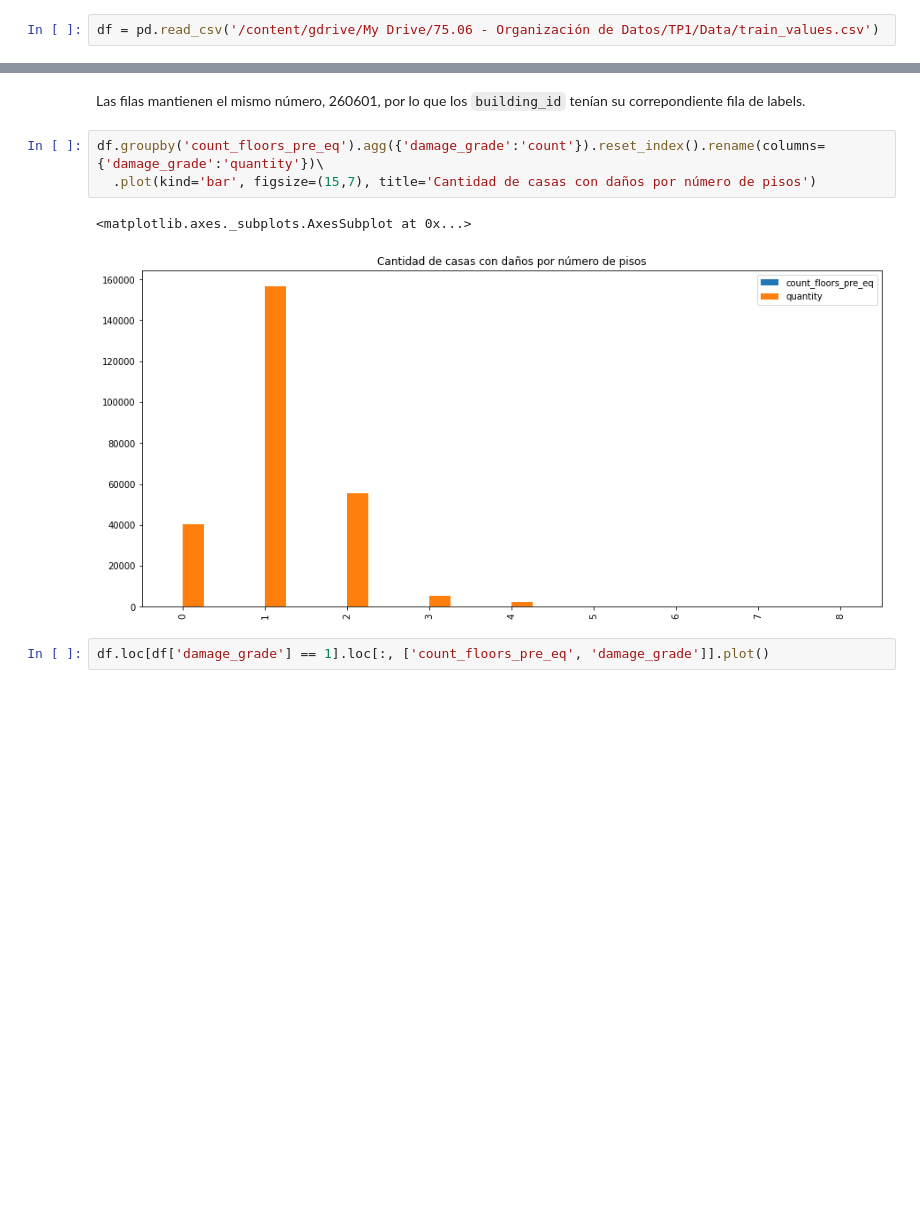
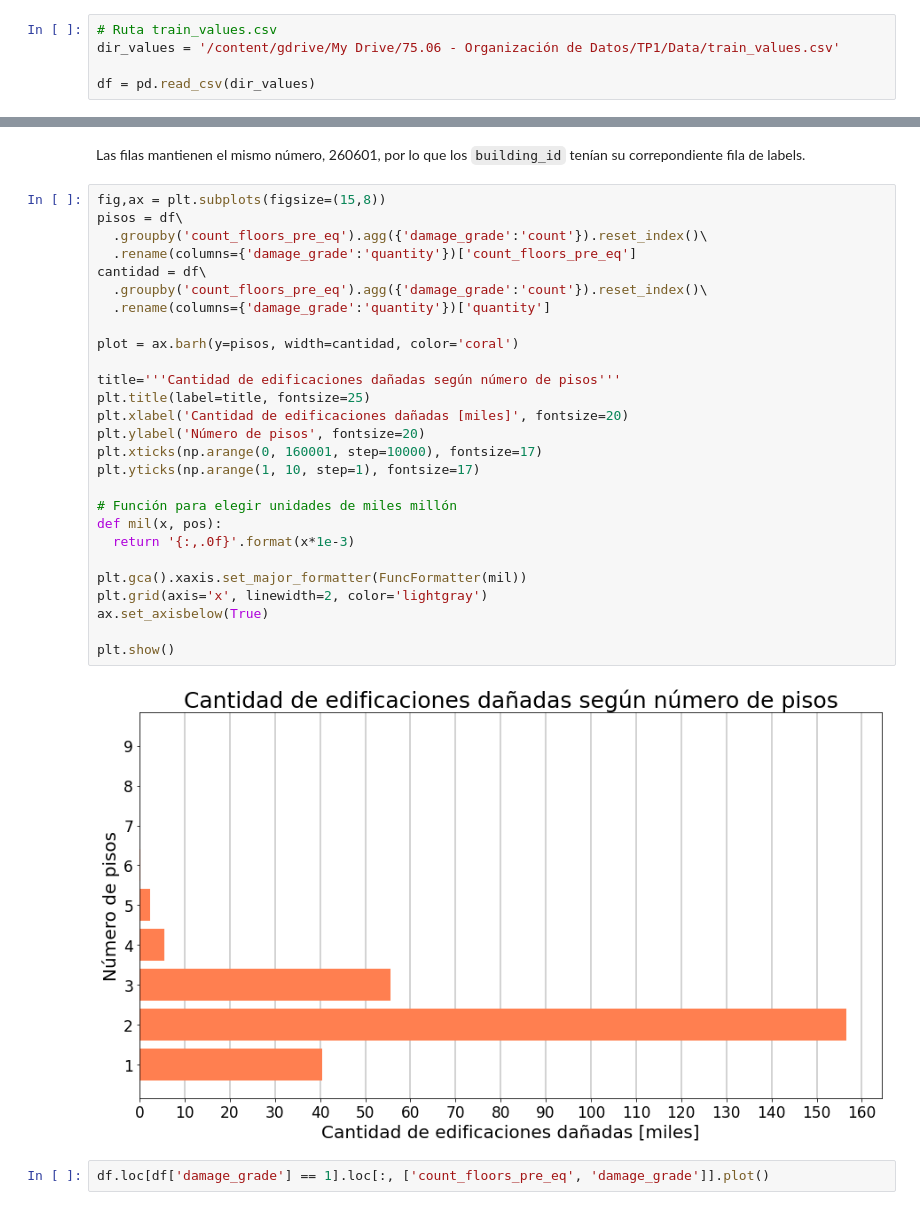
Before and after one commit to ffelfis/OrgaDatosTPs, a Jupyter notebook: TP1/nb_facundo.ipynb, the cells around one changed output, grey strips where cells are left out. Saved outputs shown, nothing was run; the diff lists cells and outputs as text; blank space fills up the shorter version.

Commit message:
Cambios mínimos - Orden de comandos en celdas - Plot

```diff
--- a/TP1/nb_facundo.ipynb
+++ b/TP1/nb_facundo.ipynb
@@ -39,7 +15,10 @@ Mounted at /content/gdrive
 # %% [markdown]
 # Análisis de train_values.csv
 # %%
-df = pd.read_csv('/content/gdrive/My Drive/75.06 - Organización de Datos/TP1/Data/train_values.csv')
+# Ruta train_values.csv
+dir_values = '/content/gdrive/My Drive/75.06 - Organización de Datos/TP1/Data/train_values.csv'
+
+df = pd.read_csv(dir_values)
 # %%
 df.info()
 # %% [output]
@@ -305,12 +235,35 @@ dtypes: bool(22), category(8), int16(3), int32(1), int8(6)
 memory usage: 13.4 MB
 # %% [markdown]
 Las filas mantienen el mismo número, 260601, por lo que los `building_id` tenían su correpondiente fila de labels.
-# %%
-df.groupby('count_floors_pre_eq').agg({'damage_grade':'count'}).reset_index().rename(columns={'damage_grade':'quantity'})\
-  .plot(kind='bar', figsize=(15,7), title='Cantidad de casas con daños por número de pisos')
-# %% [output]
-<matplotlib.axes._subplots.AxesSubplot at 0x...>
-[figure, removed]
+# %%
+fig,ax = plt.subplots(figsize=(15,8))
+pisos = df\
+  .groupby('count_floors_pre_eq').agg({'damage_grade':'count'}).reset_index()\
+  .rename(columns={'damage_grade':'quantity'})['count_floors_pre_eq']
+cantidad = df\
+  .groupby('count_floors_pre_eq').agg({'damage_grade':'count'}).reset_index()\
+  .rename(columns={'damage_grade':'quantity'})['quantity']
+
+plot = ax.barh(y=pisos, width=cantidad, color='coral')
+
+title='''Cantidad de edificaciones dañadas según número de pisos'''
+plt.title(label=title, fontsize=25)
+plt.xlabel('Cantidad de edificaciones dañadas [miles]', fontsize=20)
+plt.ylabel('Número de pisos', fontsize=20)
+plt.xticks(np.arange(0, 160001, step=10000), fontsize=17)
+plt.yticks(np.arange(1, 10, step=1), fontsize=17)
+
+# Función para elegir unidades de miles millón
+def mil(x, pos):
+  return '{:,.0f}'.format(x*1e-3)
+
+plt.gca().xaxis.set_major_formatter(FuncFormatter(mil))
+plt.grid(axis='x', linewidth=2, color='lightgray')
+ax.set_axisbelow(True)
+
+plt.show()
+# %% [output]
+[figure, added]
 # %%
 df.loc[df['damage_grade'] == 1].loc[:, ['count_floors_pre_eq', 'damage_grade']].plot()
 # %% [output]
```
Also changed, not shown: parts of 10 cells of this notebook.
